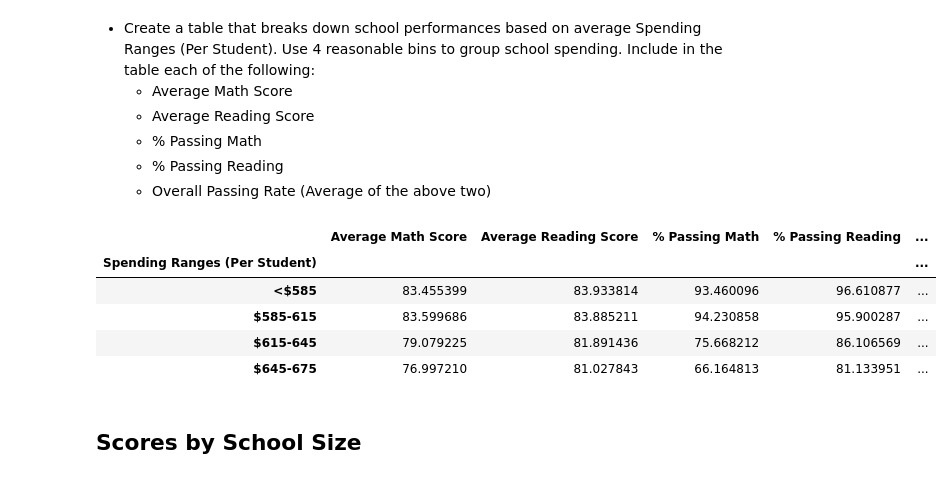
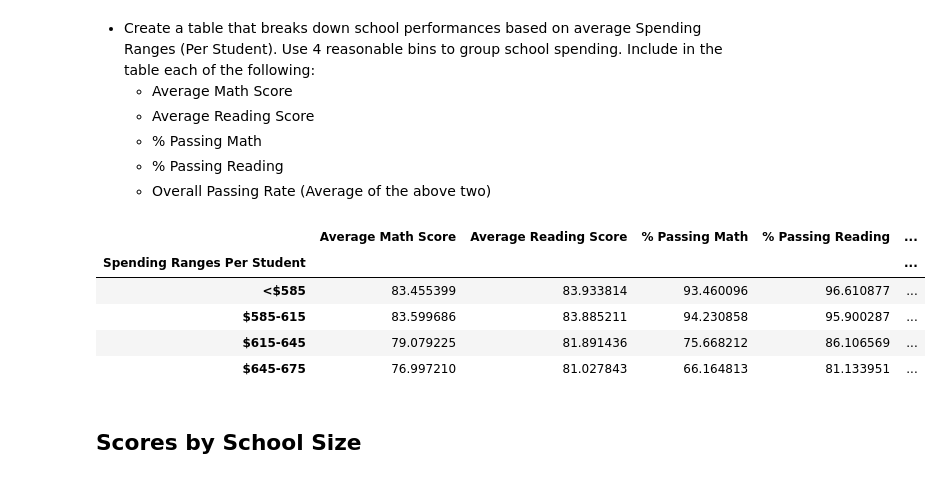
Before and after one commit to olegmrnv/PyCitySchools, a Jupyter notebook: PyCitySchools_starter.ipynb, the cells around one changed output. Cells and saved outputs as stored; diff of their text form; code cells hidden in the pictures.

```diff
--- a/PyCitySchools_starter.ipynb
+++ b/PyCitySchools_starter.ipynb
@@ -245,12 +245,12 @@ Reading_Scores_by_Grade
 spending_bins = [0, 585, 615, 645, 675]
 group_names = ["<$585", "$585-615", "$615-645", "$645-675"]
 # %%
-overview_table['Spending Ranges (Per Student)'] = pd.cut(overview_table['Per Student Budget'],spending_bins,labels=group_names,right=True)
-final = overview_table.groupby('Spending Ranges (Per Student)').mean()
+overview_table['Spending Ranges Per Student'] = pd.cut(overview_table['Per Student Budget'],spending_bins,labels=group_names,right=True)
+final = overview_table.groupby('Spending Ranges Per Student').mean()
 final[['Average Math Score','Average Reading Score','% Passing Math','% Passing Reading','% Overall Passing Rate']]
 # %% [output]
 |  | Average Math Score | Average Reading Score | % Passing Math | % Passing Reading | ... |
-| Spending Ranges (Per Student) |  |  |  |  | ... |
+| Spending Ranges Per Student |  |  |  |  | ... |
 | <$585 | 83.455399 | 83.933814 | 93.460096 | 96.610877 | ... |
 | $585-615 | 83.599686 | 83.885211 | 94.230858 | 95.900287 | ... |
 | $615-645 | 79.079225 | 81.891436 | 75.668212 | 86.106569 | ... |
```
